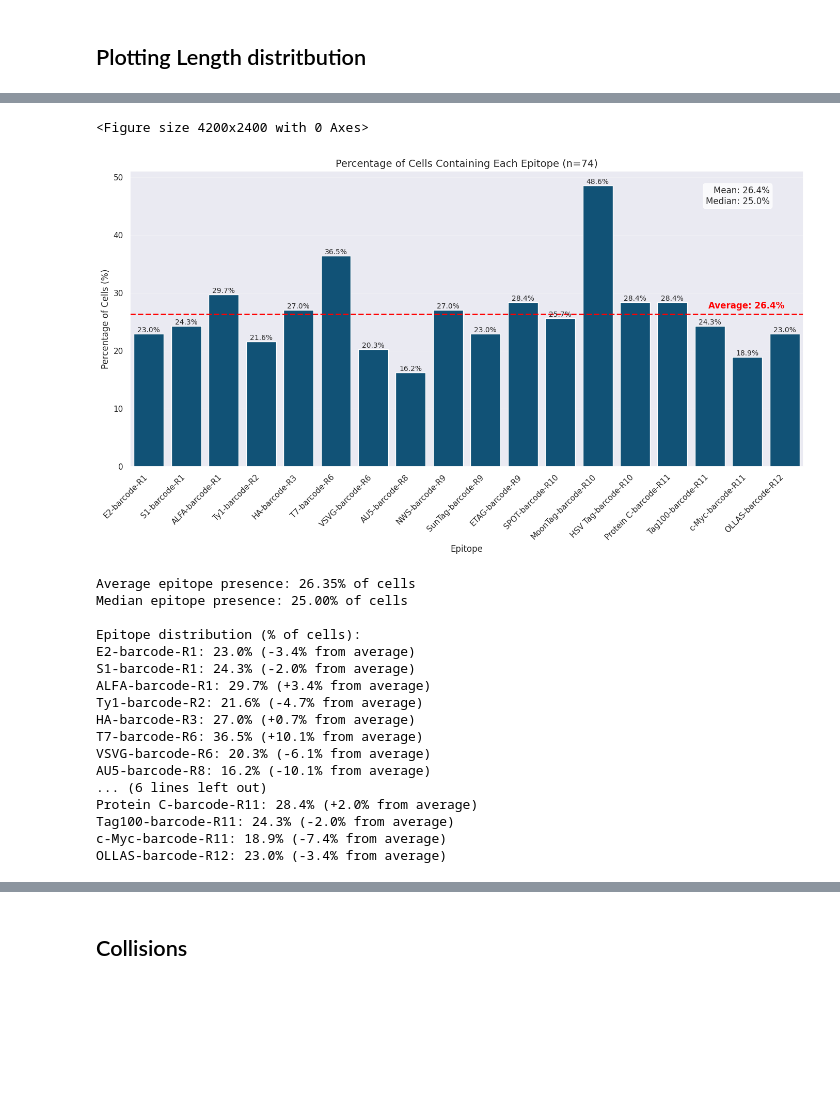
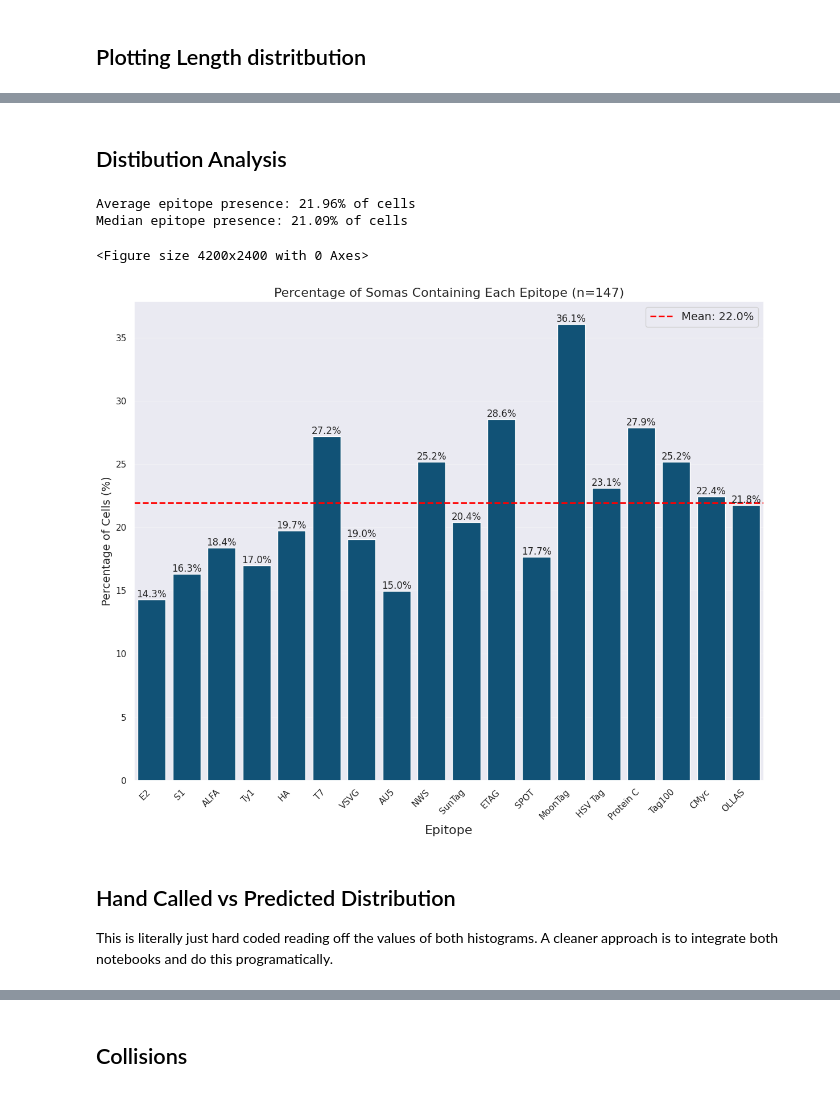
Before and after one commit to e11bio/Preprint-Barcode-Analysis, a Jupyter notebook: soma-analysis.ipynb, the cells around one changed output, grey strips where cells are left out. Cells and saved outputs as stored; diff of their text form; code cells hidden in the pictures; blank space fills up the shorter version.

Commit message:
updated soma analysis, still very disorganized.

```diff
--- a/soma-analysis.ipynb
+++ b/soma-analysis.ipynb
@@ -316,7 +316,7 @@ channel_targets = {
     'ch_33': 'Protein C-barcode-R11',
     'ch_34': 'Tag100-barcode-R11',
     'ch_35': 'ALFA-barcode-R11',
-    'ch_36': 'c-Myc-barcode-R11',
+    'ch_36': 'CMyc-barcode-R11',
     'ch_37': 'OLLAS-barcode-R12',
     'ch_38': 'GFP-marker-R12',
     'ch_39': 'AU5-barcode-R12'
@@ -341,7 +341,7 @@ target_channels = [
     'HSV Tag-barcode-R10',
     'Protein C-barcode-R11',
     'Tag100-barcode-R11',
-    'c-Myc-barcode-R11',
+    'CMyc-barcode-R11',
     'OLLAS-barcode-R12'
 ]
 # %%
@@ -362,16 +362,11 @@ somas_csv = pd.read_csv("Data/LS-somas.csv")
 # Print the column names to see the actual structure
 print("CSV columns:", somas_csv.columns.tolist())
 
-# Assuming the segment ID is in a different column, we need to identify it
-# This could be named something like 'id', 'soma_id', etc.
-# Let's display the first few rows to examine the data
 print(somas_csv.head())
 
 # 2. Filter out somas with segment ID of 0
-# Replace 'segment_id' with the actual column name from your CSV
-# For example, if it's called 'id':
-id_column = 'segment_id'  # Change this to the actual column name
-valid_somas = somas_csv[somas_csv[id_column] != 0]
+id_column = 'segment_id'
+valid_somas = somas_csv[somas_csv[id_column] != 100000] # change filter to 0 for filtering out non skeleton somas.
 
 # 3. Get the valid indices to keep in the processed_df
 # These indices correspond to the positions in processed_df
@@ -498,3 +696,5 @@ Max barcode length: 11
+# %% [markdown]
+## Distibution Analysis
 # %%
 plt.figure(figsize=(14, 8), dpi=300)
 
@@ -507,8 +707,10 @@ mean_percentage = np.mean(epitope_percentages)
 median_percentage = np.median(epitope_percentages)
 
 # Create a DataFrame for easier plotting with the target names
+# Extract just the first part of each epitope name (before "-barcode")
+simplified_epitopes = [name.split('-')[0] for name in target_channels]
 epitope_df = pd.DataFrame({
-    'Epitope': target_channels,
+    'Epitope': simplified_epitopes,
     'Percentage': epitope_percentages
 })
 
@@ -516,70 +718,55 @@ epitope_df = pd.DataFrame({
 # epitope_df = epitope_df.sort_values('Percentage', ascending=False)
 
 # Create the plot
-plt.figure(figsize=(14, 8))
+plt.figure(figsize=(12, 10))
 bars = sns.barplot(x='Epitope', y='Percentage', data=epitope_df, color=e11_color)
 
 # Add percentage labels on top of each bar
 for i, p in enumerate(bars.patches):
     bars.annotate(f'{p.get_height():.1f}%',
                  (p.get_x() + p.get_width() / 2., p.get_height()),
-                 ha='center', va='bottom', fontsize=10)
+                 ha='center', va='bottom', fontsize=12)
 
 # Add a horizontal line for the average
-plt.axhline(y=mean_percentage, color='red', linestyle='--', linewidth=2)
-plt.text(len(epitope_df)-1, mean_percentage+1, f'Average: {mean_percentage:.1f}%',
-         color='red', fontweight='bold', ha='right')
+mean_line = plt.axhline(y=mean_percentage, color='red', linestyle='--', linewidth=2,
+                        label=f'Mean: {mean_percentage:.1f}%')
 
 # Add labels and title
-plt.xlabel('Epitope', fontsize=12)
-plt.ylabel('Percentage of Cells (%)', fontsize=12)
-plt.title('Percentage of Cells Containing Each Epitope (n=74)', fontsize=14)
+plt.xlabel('Epitope', fontsize=16)
+plt.ylabel('Percentage of Cells (%)', fontsize=14)
+plt.title(f'Percentage of Somas Containing Each Epitope (n={len(soma_barcodes)})', fontsize=16)
 
 # Rotate x-axis labels for better readability
 plt.xticks(rotation=45, ha='right')
 
 # Add grid lines for easier reading
 plt.grid(axis='y', alpha=0.3)
 
-# Add statistics as text
-stats_text = f"Mean: {mean_percentage:.1f}%\nMedian: {median_percentage:.1f}%"
-plt.text(0.95, 0.95, stats_text, transform=plt.gca().transAxes,
-         verticalalignment='top', horizontalalignment='right',
-         bbox=dict(boxstyle="round,pad=0.3", facecolor="white", alpha=0.8))
+# Add legend
+plt.legend(fontsize=14)
 
 # Adjust layout and show plot
 plt.tight_layout()
-plt.show()
+
 
 # Print the average clearly
 print(f"\nAverage epitope presence: {mean_percentage:.2f}% of cells")
 print(f"Median epitope presence: {median_percentage:.2f}% of cells")
 
 # Also print the percentage for each epitope
-print("\nEpitope distribution (% of cells):")
-for epitope, percentage in zip(epitope_df['Epitope'], epitope_df['Percentage']):
-    diff_from_avg = percentage - mean_percentage
-    print(f"{epitope}: {percentage:.1f}% ({diff_from_avg:+.1f}% from average)")
+# print("\nEpitope distribution (% of cells):")
+# for epitope, percentage in zip(epitope_df['Epitope'], epitope_df['Percentage']):
+#     diff_from_avg = percentage - mean_percentage
+#     print(f"{epitope}: {percentage:.1f}% ({diff_from_avg:+.1f}% from average)")
 # %% [output]
-<Figure size 4200x2400 with 0 Axes>
+Average epitope presence: 21.96% of cells
+Median epitope presence: 21.09% of cells
+<Figure size 4200x2400 with 0 Axes>
-[figure, old version]
+[figure, new version]
-Average epitope presence: 26.35% of cells
-Median epitope presence: 25.00% of cells
-
-Epitope distribution (% of cells):
-E2-barcode-R1: 23.0% (-3.4% from average)
-S1-barcode-R1: 24.3% (-2.0% from average)
-ALFA-barcode-R1: 29.7% (+3.4% from average)
-Ty1-barcode-R2: 21.6% (-4.7% from average)
-HA-barcode-R3: 27.0% (+0.7% from average)
-T7-barcode-R6: 36.5% (+10.1% from average)
-VSVG-barcode-R6: 20.3% (-6.1% from average)
-AU5-barcode-R8: 16.2% (-10.1% from average)
-... (6 lines left out)
-Protein C-barcode-R11: 28.4% (+2.0% from average)
-Tag100-barcode-R11: 24.3% (-2.0% from average)
-c-Myc-barcode-R11: 18.9% (-7.4% from average)
-OLLAS-barcode-R12: 23.0% (-3.4% from average)
+# %% [markdown]
+## Hand Called vs Predicted Distribution
+
+This is literally just hard coded reading off the values of both histograms. A cleaner approach is to integrate both notebooks and do this programatically.
 # %%
 import matplotlib.pyplot as plt
 import numpy as np
```
Also changed, not shown: parts of 11 cells of this notebook, 3 other files.
